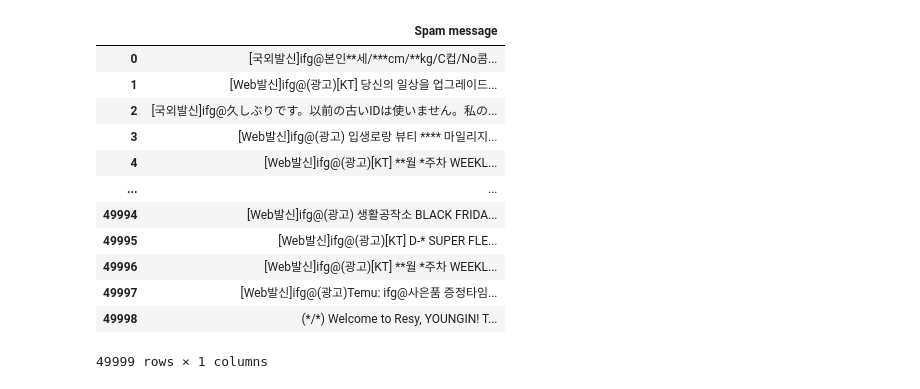
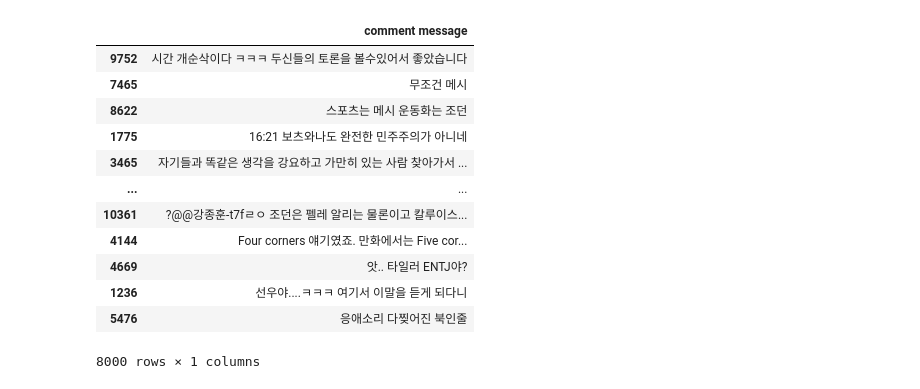
Before and after one commit to joony0905/KNU_SW_python_project_team_3, a Jupyter notebook: init_learning.ipynb, the cells around one changed output. Cells and saved outputs as stored; diff of their text form; code cells hidden in the pictures.

```diff
--- a/init_learning.ipynb
+++ b/init_learning.ipynb
@@ -4,4 +4,7 @@ import re
 # %%
 # 1. 데이터 로드
 phishing_df = pd.read_csv('init_phishing.csv', usecols=["Spam message"], encoding='cp949')
-normal_df = pd.read_csv('generated_ads_cards_messages.csv', encoding='utf-8')
+normal_df = pd.read_csv('generated_30k_ad_messages.csv', encoding='cp949')
+chat_df = pd.read_csv('comments_1.csv', encoding='cp949')
+chat_df = chat_df.sample(n=8000, random_state=42)
+phishing_df = phishing_df.sample(n=7500, random_state=42) #25_05_16 -> 정상/스팸문자 데이터 비율 수정, 일반 대화 데이터 추가
@@ -8,17 +43,17 @@ normal_df = pd.read_csv('generated_ads_cards_messages.csv', encoding='utf-8')
 # %%
-phishing_df
+chat_df
 # %% [output]
-|  | Spam message |
-| 0 | [국외발신]ifg@본인**세/***cm/**kg/C컵/No콤... |
-| 1 | [Web발신]ifg@(광고)[KT] 당신의 일상을 업그레이드... |
-| 2 | [국외발신]ifg@久しぶりです。以前の古いIDは使いません。私の... |
-| 3 | [Web발신]ifg@(광고) 입생로랑 뷰티 **** 마일리지... |
-| 4 | [Web발신]ifg@(광고)[KT] **월 *주차 WEEKL... |
+|  | comment message |
+| 9752 | 시간 개순삭이다 ㅋㅋㅋ 두신들의 토론을 볼수있어서 좋았습니다 |
+| 7465 | 무조건 메시 |
+| 8622 | 스포츠는 메시 운동화는 조던 |
+| 1775 | 16:21 보츠와나도 완전한 민주주의가 아니네 |
+| 3465 | 자기들과 똑같은 생각을 강요하고 가만히 있는 사람 찾아가서 ... |
 | ... | ... |
-| 49994 | [Web발신]ifg@(광고) 생활공작소 BLACK FRIDA... |
-| 49995 | [Web발신]ifg@(광고)[KT] D-* SUPER FLE... |
-| 49996 | [Web발신]ifg@(광고)[KT] **월 *주차 WEEKL... |
-| 49997 | [Web발신]ifg@(광고)Temu: ifg@사은품 증정타임... |
-| 49998 | (*/*) Welcome to Resy, YOUNGIN! T... |
+| 10361 | ?@@강종훈-t7fㄹㅇ 조던은 펠레 알리는 물론이고 칼루이스... |
+| 4144 | Four corners 얘기였죠. 만화에서는 Five cor... |
+| 4669 | 앗.. 타일러 ENTJ야? |
+| 1236 | 선우야....ㅋㅋㅋ 여기서 이말을 듣게 되다니 |
+| 5476 | 응애소리 다찢어진 북인줄 |
-49999 rows × 1 columns
+8000 rows × 1 columns
 # %%
```
Also changed, not shown: parts of 11 cells of this notebook, 12 other files.
